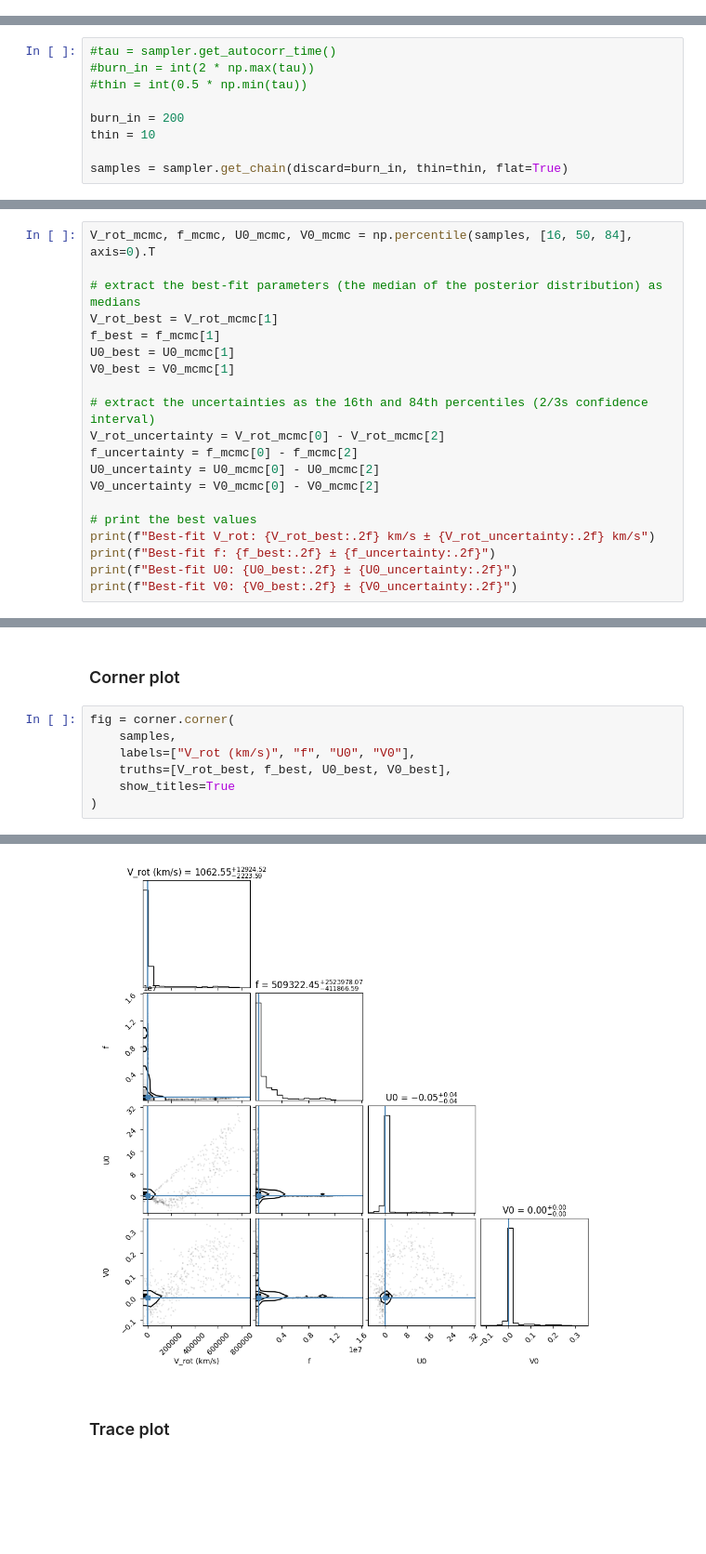
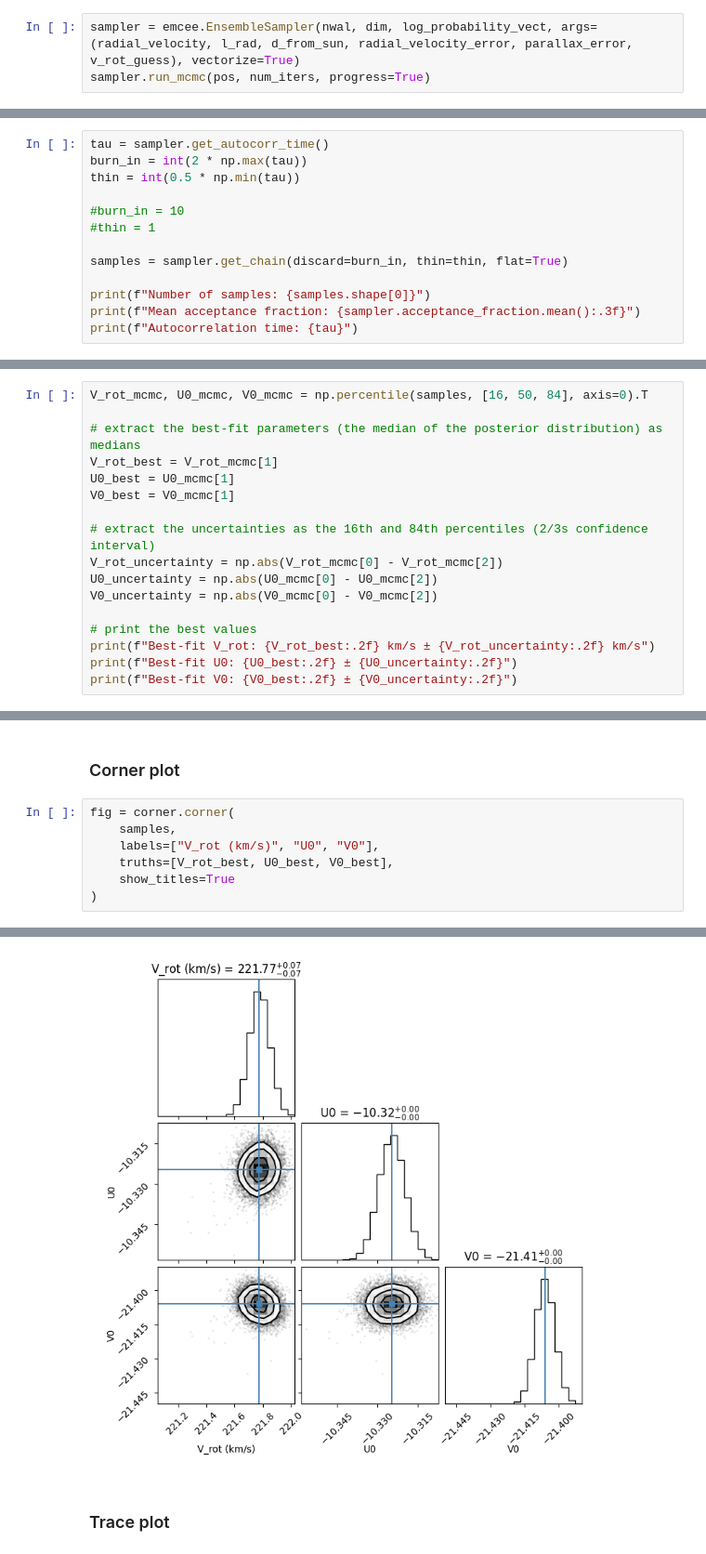
Before and after one commit to Lvetto/modellizzazione_dati, a Jupyter notebook: Gaia.ipynb, the cells around one changed output, grey strips where cells are left out. Shown at 93% size. Saved outputs shown, nothing was run; the diff lists cells and outputs as text; blank space fills up the shorter version.

```diff
--- a/Gaia.ipynb
+++ b/Gaia.ipynb
@@ -220,0 +281,3 @@ sampler.run_mcmc(pos, num_iters, progress=True)
+# %%
+sampler = emcee.EnsembleSampler(nwal, dim, log_probability_vect, args=(radial_velocity, l_rad, d_from_sun, radial_velocity_error, parallax_error, v_rot_guess), vectorize=True)
+sampler.run_mcmc(pos, num_iters, progress=True)
@@ -223,11 +304,15 @@ sampler.run_mcmc(pos, num_iters, progress=True)
 # %% [markdown]
 ### Burn in
 # %%
-#tau = sampler.get_autocorr_time()
-#burn_in = int(2 * np.max(tau))
-#thin = int(0.5 * np.min(tau))
+tau = sampler.get_autocorr_time()
+burn_in = int(2 * np.max(tau))
+thin = int(0.5 * np.min(tau))
 
-burn_in = 200
-thin = 10
+#burn_in = 10
+#thin = 1
 
 samples = sampler.get_chain(discard=burn_in, thin=thin, flat=True)
+
+print(f"Number of samples: {samples.shape[0]}")
+print(f"Mean acceptance fraction: {sampler.acceptance_fraction.mean():.3f}")
+print(f"Autocorrelation time: {tau}")
@@ -235,23 +324,20 @@ samples = sampler.get_chain(discard=burn_in, thin=thin, flat=True)
 # dump the samples to a file for later use
 np.save(f"samples/gaia_mcmc_samples_{time()}.npy", samples)
 # %%
-V_rot_mcmc, f_mcmc, U0_mcmc, V0_mcmc = np.percentile(samples, [16, 50, 84], axis=0).T
+V_rot_mcmc, U0_mcmc, V0_mcmc = np.percentile(samples, [16, 50, 84], axis=0).T
 
 # extract the best-fit parameters (the median of the posterior distribution) as medians
 V_rot_best = V_rot_mcmc[1]
-f_best = f_mcmc[1]
 U0_best = U0_mcmc[1]
 V0_best = V0_mcmc[1]
 
 # extract the uncertainties as the 16th and 84th percentiles (2/3s confidence interval)
-V_rot_uncertainty = V_rot_mcmc[0] - V_rot_mcmc[2]
-f_uncertainty = f_mcmc[0] - f_mcmc[2]
-U0_uncertainty = U0_mcmc[0] - U0_mcmc[2]
-V0_uncertainty = V0_mcmc[0] - V0_mcmc[2]
+V_rot_uncertainty = np.abs(V_rot_mcmc[0] - V_rot_mcmc[2])
+U0_uncertainty = np.abs(U0_mcmc[0] - U0_mcmc[2])
+V0_uncertainty = np.abs(V0_mcmc[0] - V0_mcmc[2])
 
 # print the best values
 print(f"Best-fit V_rot: {V_rot_best:.2f} km/s ± {V_rot_uncertainty:.2f} km/s")
-print(f"Best-fit f: {f_best:.2f} ± {f_uncertainty:.2f}")
 print(f"Best-fit U0: {U0_best:.2f} ± {U0_uncertainty:.2f}")
 print(f"Best-fit V0: {V0_best:.2f} ± {V0_uncertainty:.2f}")
 # %% [output]
@@ -264,8 +368,8 @@ Best-fit V0: 0.00 ± -0.00
 # %%
 fig = corner.corner(
     samples,
-    labels=["V_rot (km/s)", "f", "U0", "V0"],
-    truths=[V_rot_best, f_best, U0_best, V0_best],
+    labels=["V_rot (km/s)", "U0", "V0"],
+    truths=[V_rot_best, U0_best, V0_best],
     show_titles=True
 )
 # %% [output]
@@ -278,4 +376,4 @@ WARNING:root:Too few points to create valid contours
-[figure, old version]
+[figure, new version]
 # %% [markdown]
 ### Trace plot
 # %%
```
Also changed, not shown: parts of 14 cells of this notebook, 15 other files.
